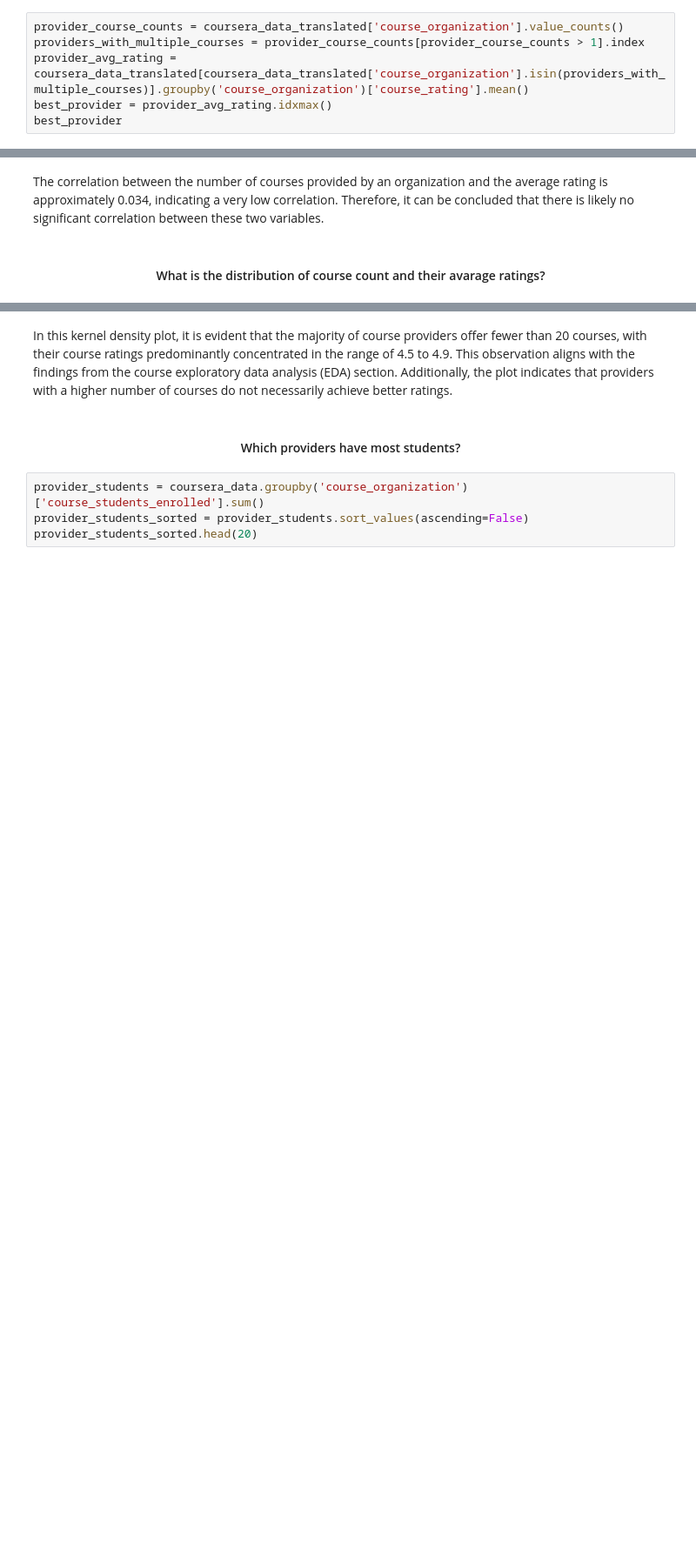
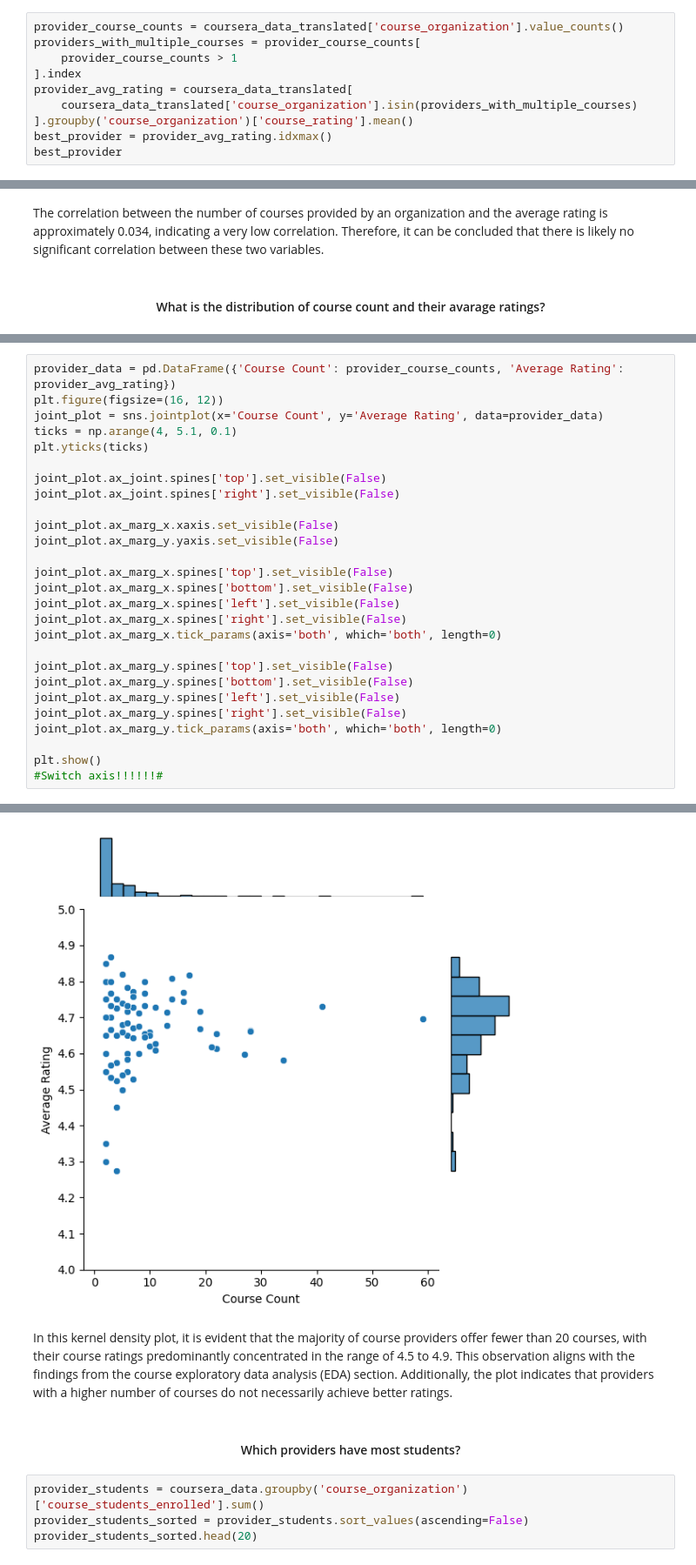
Before and after one commit to minde121/Coursera-EDA, a Jupyter notebook: CourseraEDA.ipynb, the cells around one changed output, grey strips where cells are left out. Shown at 87% size. Saved outputs shown, nothing was run; the diff lists cells and outputs as text; blank space fills up the shorter version.

```diff
--- a/CourseraEDA.ipynb
+++ b/CourseraEDA.ipynb
@@ -478,8 +541,12 @@ Name: count, dtype: int64
 #### <center>which provider has best avarage rating?<center>
 # %%
 provider_course_counts = coursera_data_translated['course_organization'].value_counts()
-providers_with_multiple_courses = provider_course_counts[provider_course_counts > 1].index
-provider_avg_rating = coursera_data_translated[coursera_data_translated['course_organization'].isin(providers_with_multiple_courses)].groupby('course_organization')['course_rating'].mean()
+providers_with_multiple_courses = provider_course_counts[
+    provider_course_counts > 1
+].index
+provider_avg_rating = coursera_data_translated[
+    coursera_data_translated['course_organization'].isin(providers_with_multiple_courses)
+].groupby('course_organization')['course_rating'].mean()
 best_provider = provider_avg_rating.idxmax()
 best_provider
 # %% [output]
@@ -543,3 +626,31 @@ plt.ylabel('Average Rating')
 plt.show()
 # %% [output]
 [figure]
+# %%
+provider_data = pd.DataFrame({'Course Count': provider_course_counts, 'Average Rating': provider_avg_rating})
+plt.figure(figsize=(16, 12))
+joint_plot = sns.jointplot(x='Course Count', y='Average Rating', data=provider_data)
+ticks = np.arange(4, 5.1, 0.1)
+plt.yticks(ticks)
+
+joint_plot.ax_joint.spines['top'].set_visible(False)
+joint_plot.ax_joint.spines['right'].set_visible(False)
+
+joint_plot.ax_marg_x.xaxis.set_visible(False)
+joint_plot.ax_marg_y.yaxis.set_visible(False)
+
+joint_plot.ax_marg_x.spines['top'].set_visible(False)
+joint_plot.ax_marg_x.spines['bottom'].set_visible(False)
+joint_plot.ax_marg_x.spines['left'].set_visible(False)
+joint_plot.ax_marg_x.spines['right'].set_visible(False)
+joint_plot.ax_marg_x.tick_params(axis='both', which='both', length=0)
+
+joint_plot.ax_marg_y.spines['top'].set_visible(False)
+joint_plot.ax_marg_y.spines['bottom'].set_visible(False)
+joint_plot.ax_marg_y.spines['left'].set_visible(False)
+joint_plot.ax_marg_y.spines['right'].set_visible(False)
+joint_plot.ax_marg_y.tick_params(axis='both', which='both', length=0)
+
+plt.show()
+#Switch axis!!!!!!#
+# %% [output]
@@ -546,3 +658,4 @@ plt.show()
+[figure, added]
 # %% [markdown]
 In this kernel density plot, it is evident that the majority of course providers offer fewer than 20 courses, with their course ratings predominantly concentrated in the range of 4.5 to 4.9. This observation aligns with the findings from the course exploratory data analysis (EDA) section. Additionally, the plot indicates that providers with a higher number of courses do not necessarily achieve better ratings.
 # %% [markdown]
```
Also changed, not shown: parts of 22 cells of this notebook.
